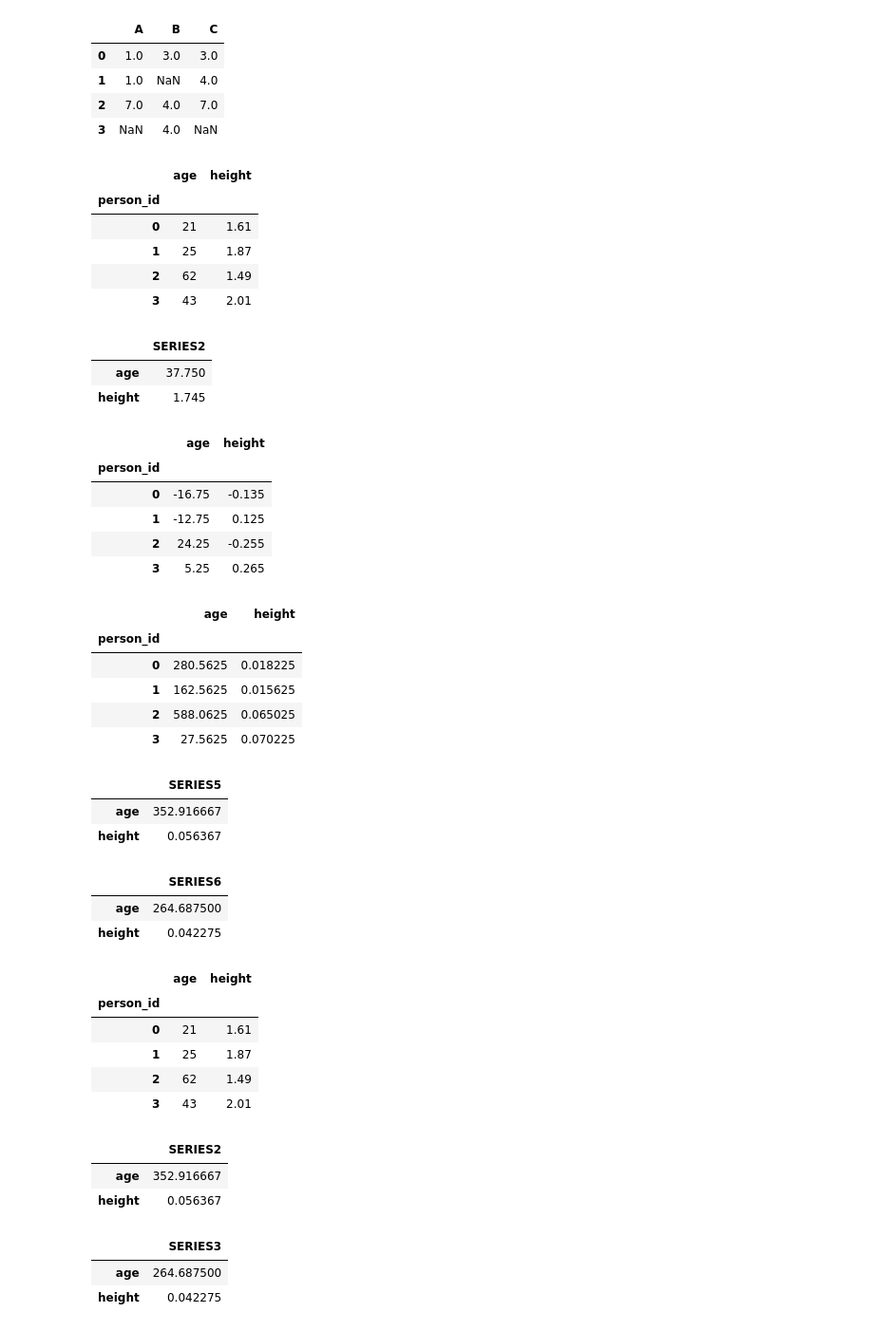
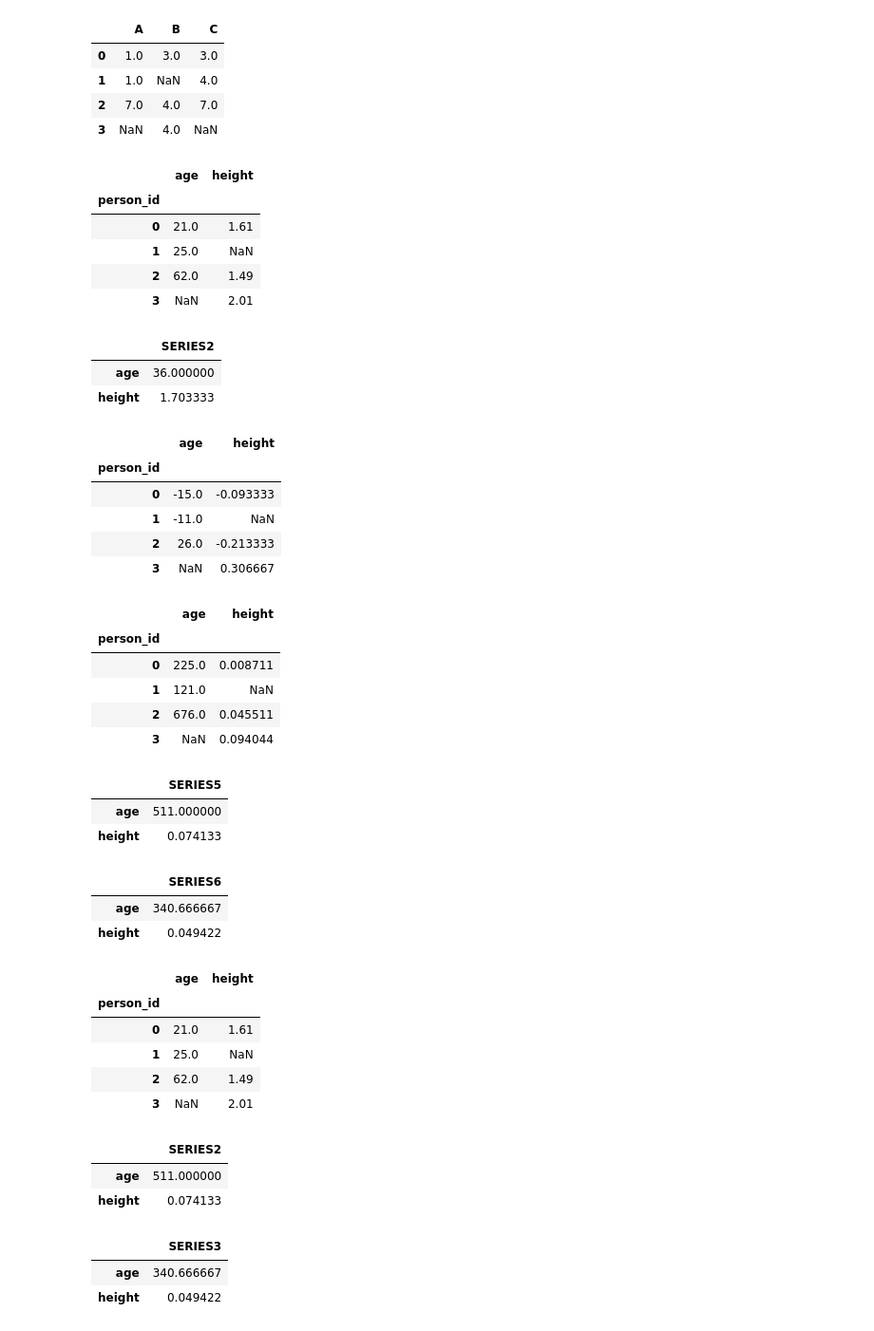
Before and after one commit to wangmu0115/HandsOn-ML, a Jupyter notebook: pandas/50__描述性统计.ipynb, the cells around one changed output. Shown at 95% size. Cells and saved outputs as stored; diff of their text form; code cells hidden in the pictures.

```diff
--- a/pandas/50_描述性统计.ipynb
+++ b/pandas/50__描述性统计.ipynb
@@ -259,54 +279,54 @@ pprint_dataframes(df3, df3.abs())
 # %%
 # var, std
 df4 = pd.DataFrame({
     "person_id": [0, 1, 2, 3],
-    "age": [21, 25, 62, 43],
-    "height": [1.61, 1.87, 1.49, 2.01],
+    "age": [21, 25, 62, np.nan],
+    "height": [1.61, np.nan, 1.49, 2.01],
 }).set_index("person_id")
 
 pprint_pds(df4, df4.mean(), df4 - df4.mean(), np.pow(df4 - df4.mean(), 2), np.pow(df4 - df4.mean(), 2).sum()/(df4.count() - 1), np.pow(df4 - df4.mean(), 2).mean())
 
 pprint_pds(df4, df4.var(), df4.var(ddof=0), df4.var() ** 0.5, df4.var(ddof=0) ** 0.5)
 
 pprint_pds(df4, df4.std(), df4.std(ddof=0))
 # %% [output]
 |  | age | height |
 | person_id |  |  |
-| 0 | 21 | 1.61 |
-| 1 | 25 | 1.87 |
-| 2 | 62 | 1.49 |
-| 3 | 43 | 2.01 |
+| 0 | 21.0 | 1.61 |
+| 1 | 25.0 | NaN |
+| 2 | 62.0 | 1.49 |
+| 3 | NaN | 2.01 |
 |  | SERIES2 |
-| age | 37.750 |
-| height | 1.745 |
+| age | 36.000000 |
+| height | 1.703333 |
 |  | age | height |
 | person_id |  |  |
-| 0 | -16.75 | -0.135 |
-| 1 | -12.75 | 0.125 |
-| 2 | 24.25 | -0.255 |
-| 3 | 5.25 | 0.265 |
+| 0 | -15.0 | -0.093333 |
+| 1 | -11.0 | NaN |
+| 2 | 26.0 | -0.213333 |
+| 3 | NaN | 0.306667 |
 |  | age | height |
 | person_id |  |  |
-| 0 | 280.5625 | 0.018225 |
-| 1 | 162.5625 | 0.015625 |
-| 2 | 588.0625 | 0.065025 |
-| 3 | 27.5625 | 0.070225 |
+| 0 | 225.0 | 0.008711 |
+| 1 | 121.0 | NaN |
+| 2 | 676.0 | 0.045511 |
+| 3 | NaN | 0.094044 |
 |  | SERIES5 |
-| age | 352.916667 |
-| height | 0.056367 |
+| age | 511.000000 |
+| height | 0.074133 |
 |  | SERIES6 |
-| age | 264.687500 |
-| height | 0.042275 |
+| age | 340.666667 |
+| height | 0.049422 |
 |  | age | height |
 | person_id |  |  |
-| 0 | 21 | 1.61 |
-| 1 | 25 | 1.87 |
-| 2 | 62 | 1.49 |
-| 3 | 43 | 2.01 |
+| 0 | 21.0 | 1.61 |
+| 1 | 25.0 | NaN |
+| 2 | 62.0 | 1.49 |
+| 3 | NaN | 2.01 |
 |  | SERIES2 |
-| age | 352.916667 |
-| height | 0.056367 |
+| age | 511.000000 |
+| height | 0.074133 |
 |  | SERIES3 |
-| age | 264.687500 |
-| height | 0.042275 |
+| age | 340.666667 |
+| height | 0.049422 |
 |  | SERIES4 |
```
Also changed, not shown: parts of 7 cells of this notebook, 1 other file.
